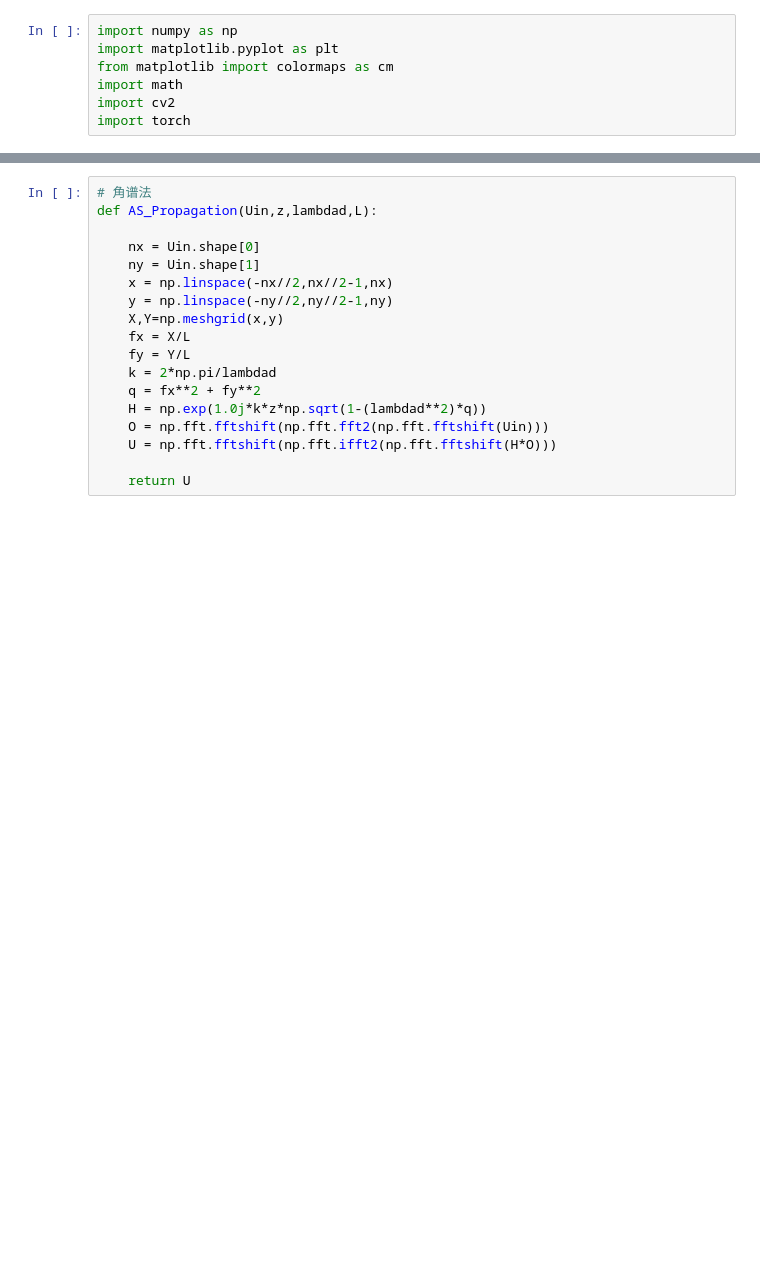
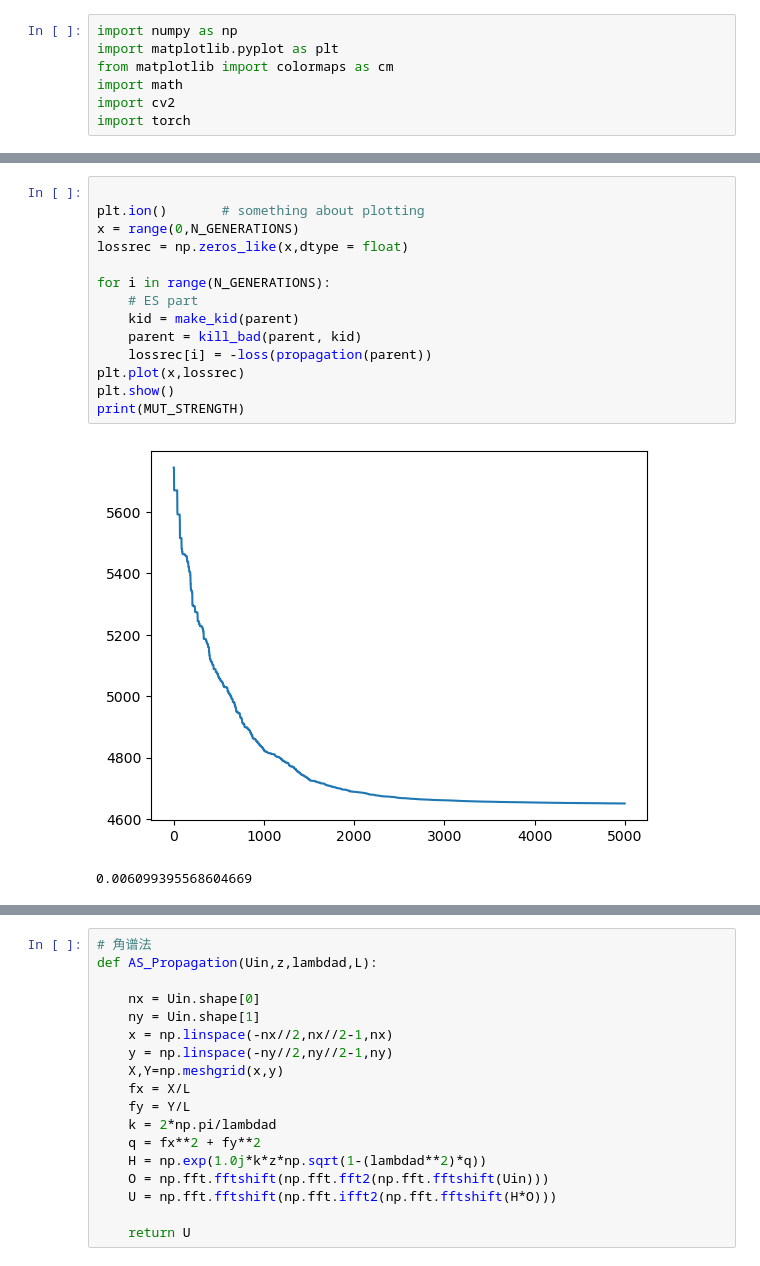
Before and after one commit to QiXuanMin/Meta-Lidar, a Jupyter notebook: ES_LIDAR.ipynb, the cells around one changed output, grey strips where cells are left out. Drawn from its saved outputs; the diff is of its cells as text; blank space fills up the shorter version.

```diff
--- a/ES_LIDAR.ipynb
+++ b/ES_LIDAR.ipynb
@@ -77,0 +118,17 @@ plt.show()
+# %%
+
+plt.ion()       # something about plotting
+x = range(0,N_GENERATIONS)
+lossrec = np.zeros_like(x,dtype = float)
+
+for i in range(N_GENERATIONS):
+    # ES part
+    kid = make_kid(parent)
+    parent = kill_bad(parent, kid)
+    lossrec[i] = -loss(propagation(parent))
+plt.plot(x,lossrec)
+plt.show()
+print(MUT_STRENGTH)
+# %% [output]
+[figure, added]
+0.006099395568604669
```
Also changed, not shown: parts of 11 cells of this notebook.
